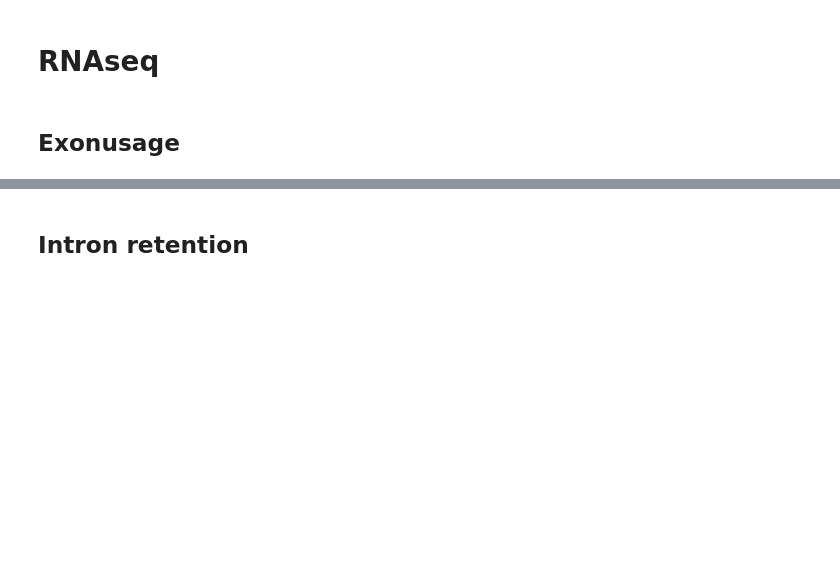
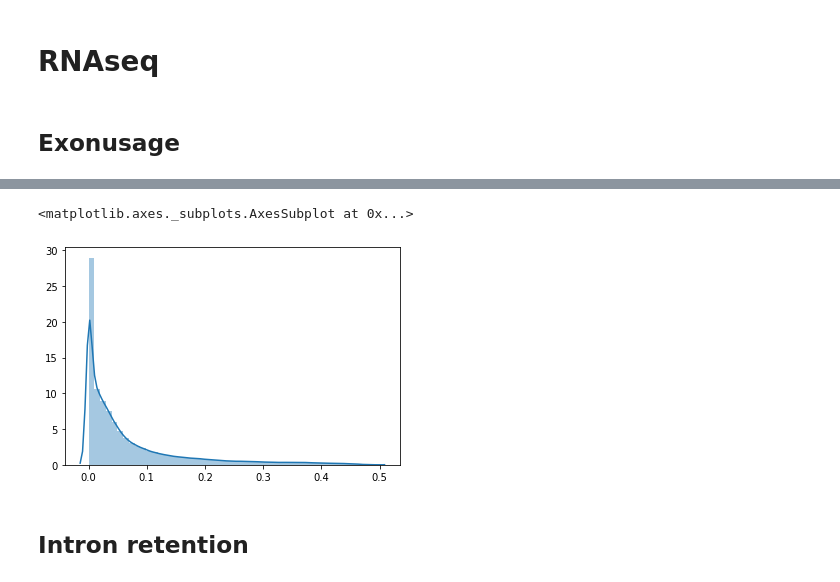
Before and after one commit to kevinhu/cancer_data, a Jupyter notebook: process_ccle.ipynb, the cells around one changed output, grey strips where cells are left out. Drawn from its saved outputs; the diff is of its cells as text; code cells hidden in the pictures; blank space fills up the shorter version.

```diff
--- a/process_ccle.ipynb
+++ b/process_ccle.ipynb
@@ -86,7 +89,10 @@ exonusage = exonusage[exonusage.columns[exonusage_nans<800]]
 # %%
 exonusage_stdevs = exonusage.std(axis=0)
 sns.distplot(exonusage_stdevs)
-exonusage = exonusage[exonusage.columns[exonusage_stdevs>0.1]]
+exonusage = exonusage[exonusage.columns[exonusage_stdevs>0.01]]
+# %% [output]
+<matplotlib.axes._subplots.AxesSubplot at 0x...>
+[figure, added]
 # %%
 exonusage.to_hdf("processed/ccle/CCLE_RNAseq_ExonUsageRatio_20180929.hdf",
                  key="exonusage",
```
Also changed, not shown: parts of 2 cells of this notebook.
